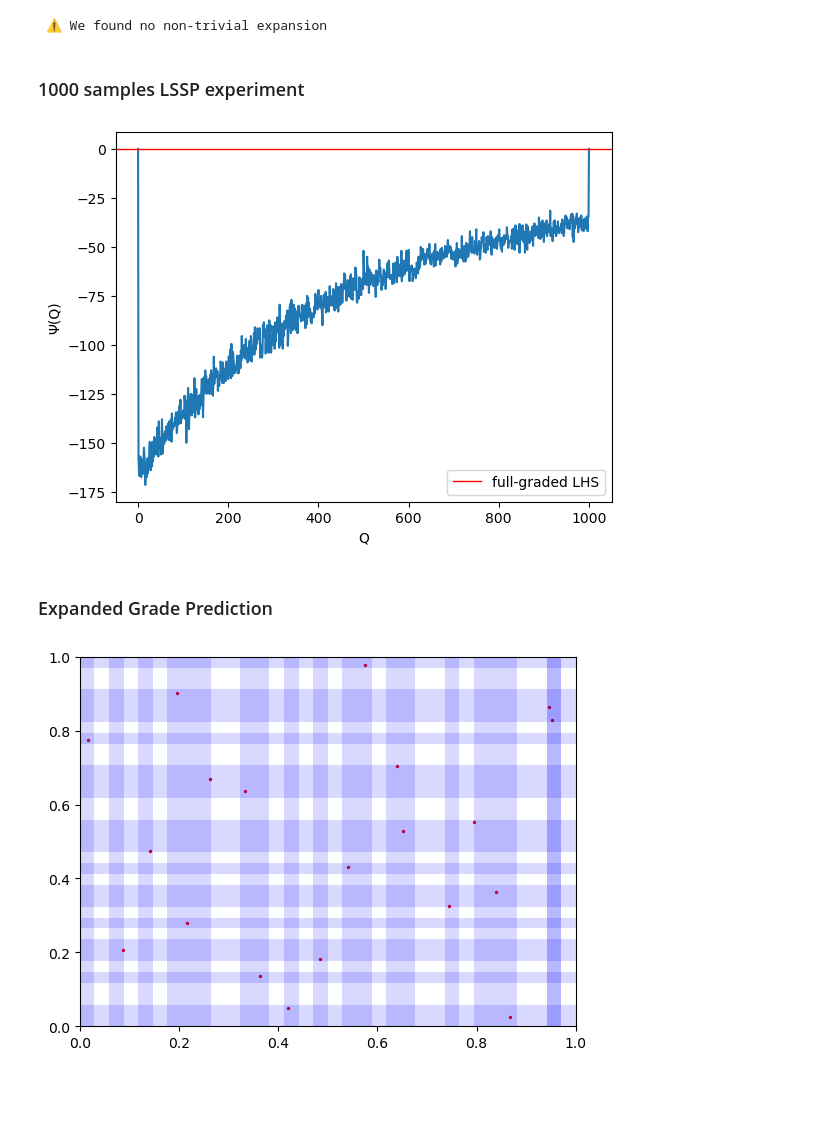
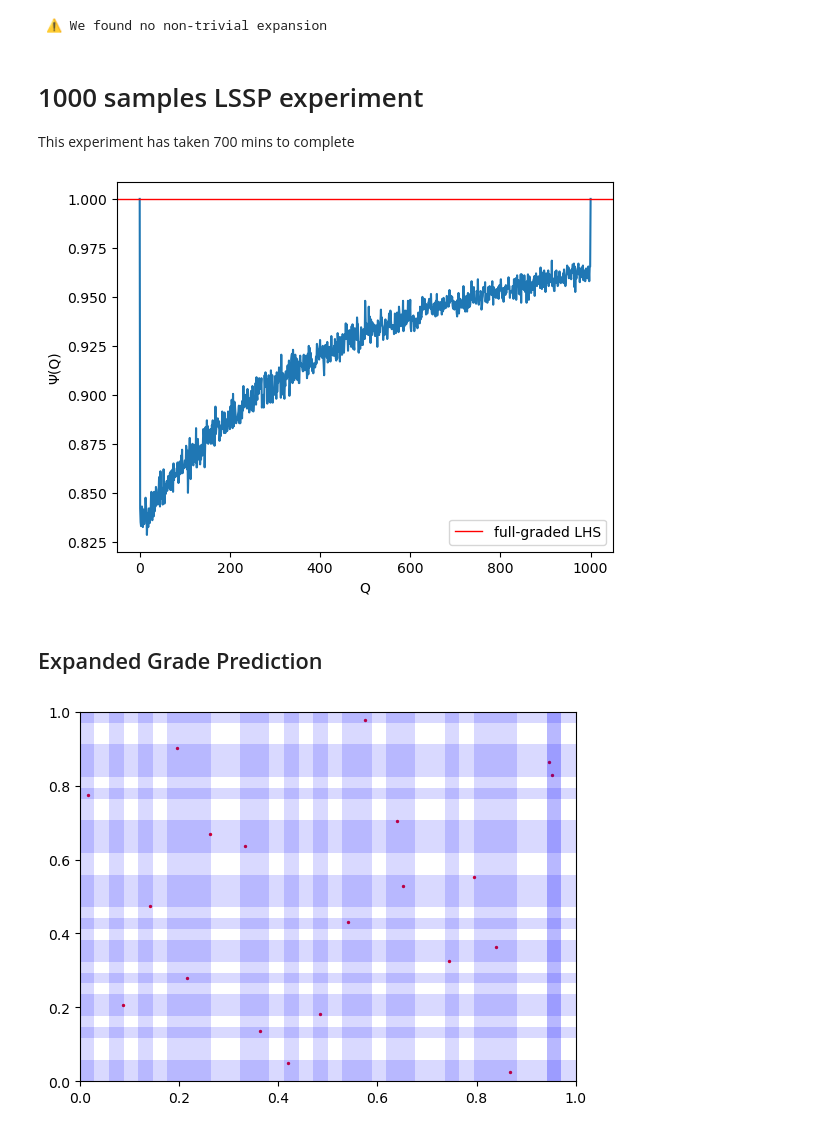
Before and after one commit to alecrespi/latinexpansion, a Jupyter notebook: PLAYGROUND.ipynb, the cells around one changed output. Saved outputs shown, nothing was run; the diff lists cells and outputs as text; code cells hidden in the pictures; blank space fills up the shorter version.

```diff
--- a/PLAYGROUND.ipynb
+++ b/PLAYGROUND.ipynb
@@ -54,7 +53,7 @@ Limited Sample Size Problem
 ## Experiment: max gr(s, Q)
 # %%
 N, P = 100, 3
-s = LHS.random(N)
+s = LHSampler(d = P).random(N)
 # %%
 K = 4
 qs = np.arange(0, K * N + 1)
@@ -113,22 +93,23 @@ else:
 # %% [output]
  ⚠️ We found no non-trivial expansion
 # %% [markdown]
-### 1000 samples LSSP experiment
+# 1000 samples LSSP experiment
+This experiment has taken 700 mins to complete
 # %%
 
 with open('data/PSI-1000-experiment.json') as f:
     e = json.load(f)
     xys = np.array(e['xys'])
-    plt.plot(xys[:, 0], xys[:, 1])
+    plt.plot(xys[:, 0], xys[:, 1]/1000 + 1)
     plt.xlabel("Q")
     plt.ylabel("Ψ(Q)")
-    plt.axhline(0, color='red', linestyle='-', linewidth = 1, label = "full-graded LHS")
+    plt.axhline(1, color='red', linestyle='-', linewidth = 1, label = "full-graded LHS")
     plt.legend()
     plt.show()
 # %% [output]
-[figure, old version]
+[figure, new version]
 # %% [markdown]
-### Expanded Grade Prediction
+## Expanded Grade Prediction
 # %%
 def expandedGrade(lhs: np.ndarray, M: int):
     N, P = lhs.shape
```
Also changed, not shown: parts of 29 cells of this notebook, 20 other files.
